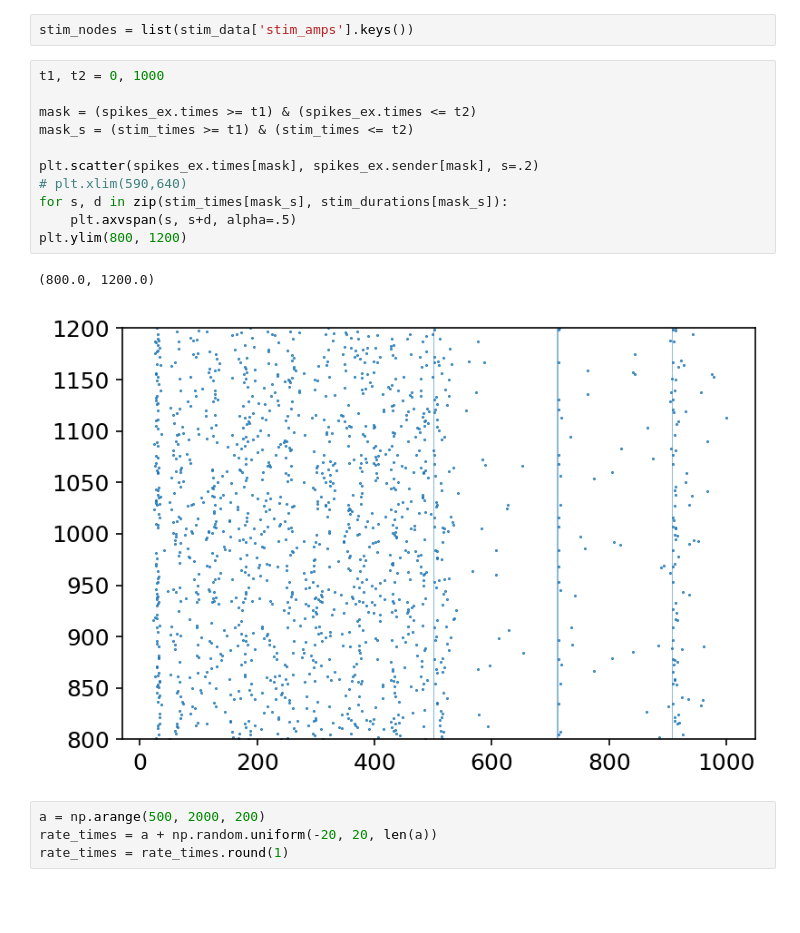
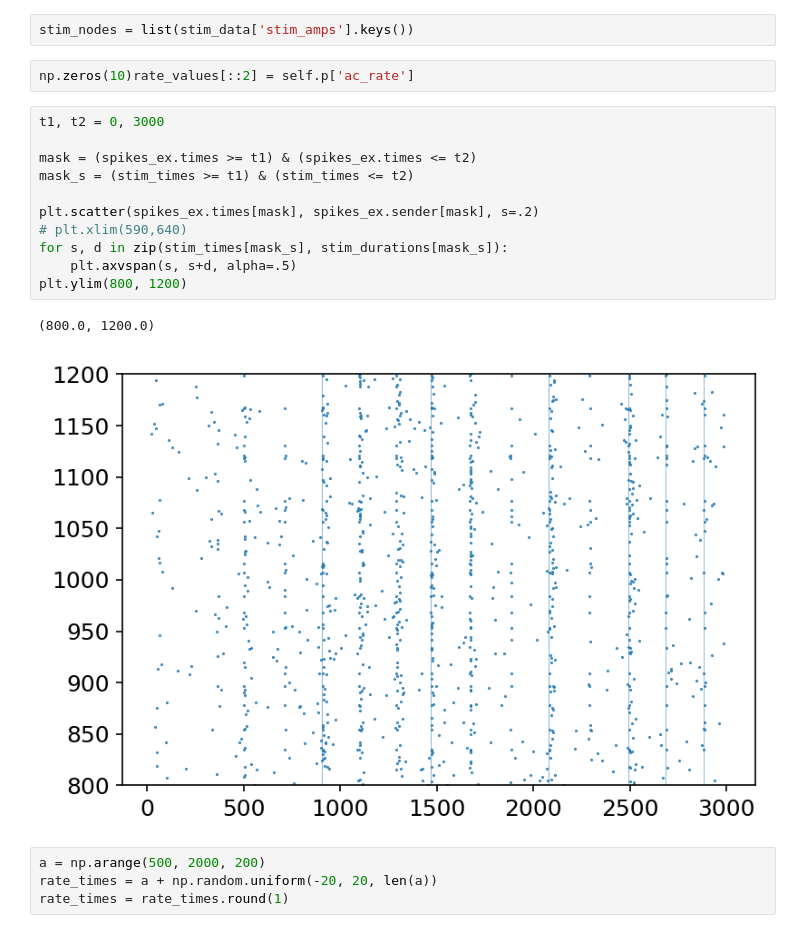
Before and after one commit to lepmik/causal-optogenetics-paper-data, a Jupyter notebook: notebooks/NEST-network-psc-eval.ipynb, the cells around one changed output. Cells and saved outputs as stored; diff of their text form; blank space fills up the shorter version.

```diff
--- a/notebooks/NEST-network-psc-eval.ipynb
+++ b/notebooks/NEST-network-psc-eval.ipynb
@@ -70,20 +70,22 @@ with open(str(path / 'params_0.json'), 'r') as f:
 t_stop = params['status']['time']
 # %%
 stim_nodes = list(stim_data['stim_amps'].keys())
+# %%
+np.zeros(10)rate_values[::2] = self.p['ac_rate']
 # %%
-t1, t2 = 0, 1000
+t1, t2 = 0, 3000
 
 mask = (spikes_ex.times >= t1) & (spikes_ex.times <= t2)
 mask_s = (stim_times >= t1) & (stim_times <= t2)
 
 plt.scatter(spikes_ex.times[mask], spikes_ex.sender[mask], s=.2)
 # plt.xlim(590,640)
 for s, d in zip(stim_times[mask_s], stim_durations[mask_s]):
     plt.axvspan(s, s+d, alpha=.5)
 plt.ylim(800, 1200)
 # %% [output]
 (800.0, 1200.0)
-[figure, old version]
+[figure, new version]
 # %%
 a = np.arange(500, 2000, 200)
 rate_times = a + np.random.uniform(-20, 20, len(a))
```
Also changed, not shown: 1 other file.
